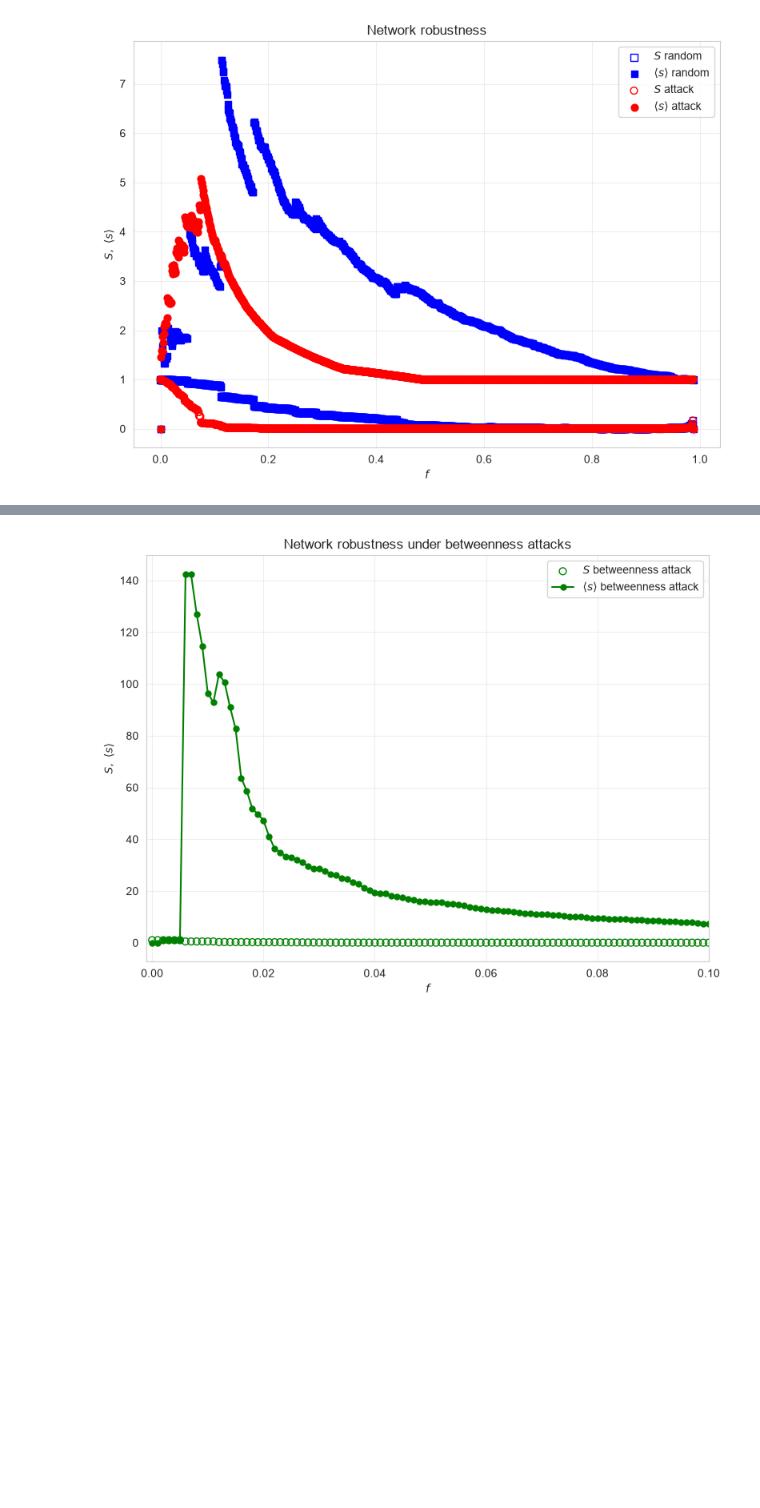
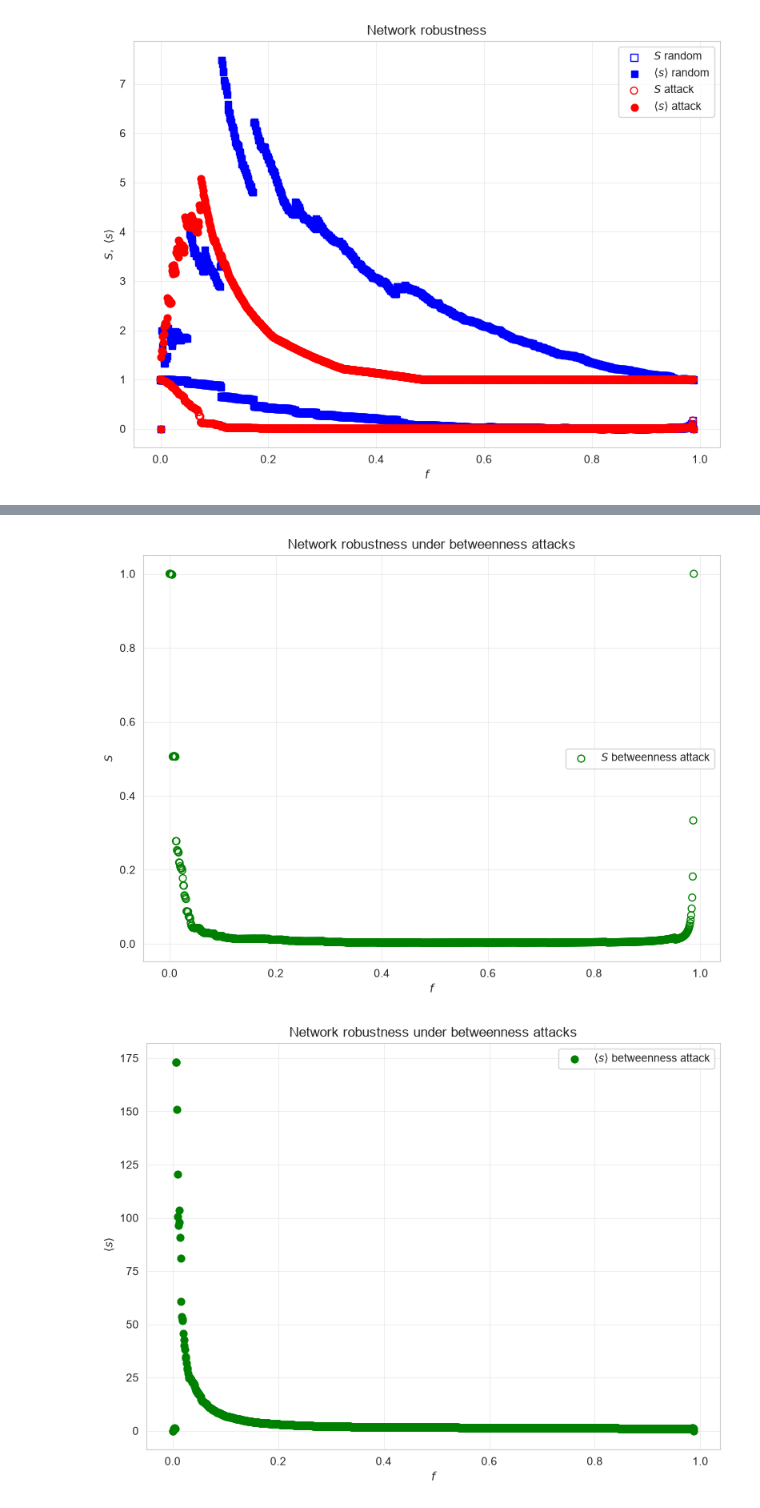
Before and after one commit to GiovanniLecce/ComplexNetsProj, a Jupyter notebook: USpowerGrid.ipynb, the cells around one changed output, grey strips where cells are left out. Saved outputs shown, nothing was run; the diff lists cells and outputs as text; code cells hidden in the pictures; blank space fills up the shorter version.

```diff
--- a/USpowerGrid.ipynb
+++ b/USpowerGrid.ipynb
@@ -2011,45 +2018,52 @@ data_bet = np.loadtxt(
     skiprows=1
 )
 # %%
+#PLOT RESULTS OF BETWEENNESS ATTACK
+
 import matplotlib.pyplot as plt
 
 f       = data_bet[:, 0]
 S_bet  = data_bet[:, 1]
 s_bet  = data_bet[:, 2]
 
 plt.figure(figsize=(8, 6))
 
-# S betweenness
-plt.scatter(
-    f,
-    S_bet,
-    marker='o',
-    facecolors='none',
-    edgecolors='green',
-    s=40,
-    label=r'$S$ betweenness attack'
-)
+plt.scatter(f, S_bet, marker='o', facecolors='none', edgecolors='green', s=40,
+            label=r'$S$ betweenness attack')
 
-# s betweenness:
-plt.plot(
-    f,
-    s_bet,
-    '-o',
-    color='green',
-    markersize=5,
-    linewidth=1.5,
-    label=r'$\langle s \rangle$ betweenness attack'
-)
 
 plt.xlabel(r'$f$')
-plt.ylabel(r'$S,\ \langle s \rangle$')
+plt.ylabel(r'$S$')
 plt.title('Network robustness under betweenness attacks')
 plt.legend()
 plt.grid(True, alpha=0.3)
-plt.xlim(-0.001, 0.1)
 
 plt.tight_layout()
+plt.savefig(
+        f"{save_dir}/S_bet attacks.png",
+        dpi=300,
+        bbox_inches="tight"
+    )
 plt.show()
+
+plt.figure(figsize=(8, 6))
+plt.scatter(f, s_bet, marker='o', color='green', s=40,
+            label=r'$\langle s \rangle$ betweenness attack')
+
+plt.xlabel(r'$f$')
+plt.ylabel(r'$\ \langle s \rangle$')
+plt.title('Network robustness under betweenness attacks')
+plt.legend()
+plt.grid(True, alpha=0.3)
+
+plt.tight_layout()
+plt.savefig(
+        f"{save_dir}/s_small_bet attacks.png",
+        dpi=300,
+        bbox_inches="tight"
+    )
+plt.show()
 # %% [output]
-[figure, old version]
+[figure, new version]
+[figure, added]
 # %%
```
Also changed, not shown: parts of 8 cells of this notebook, 1 other file.
